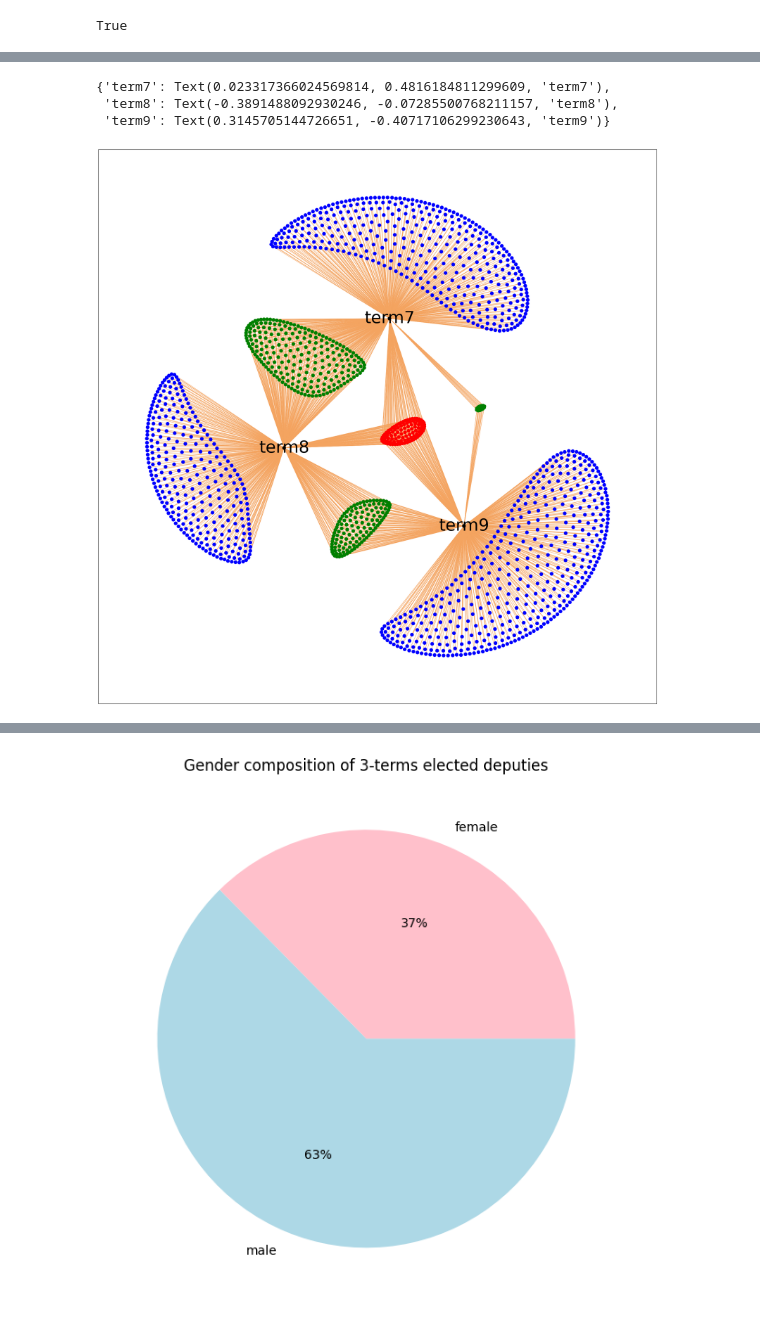
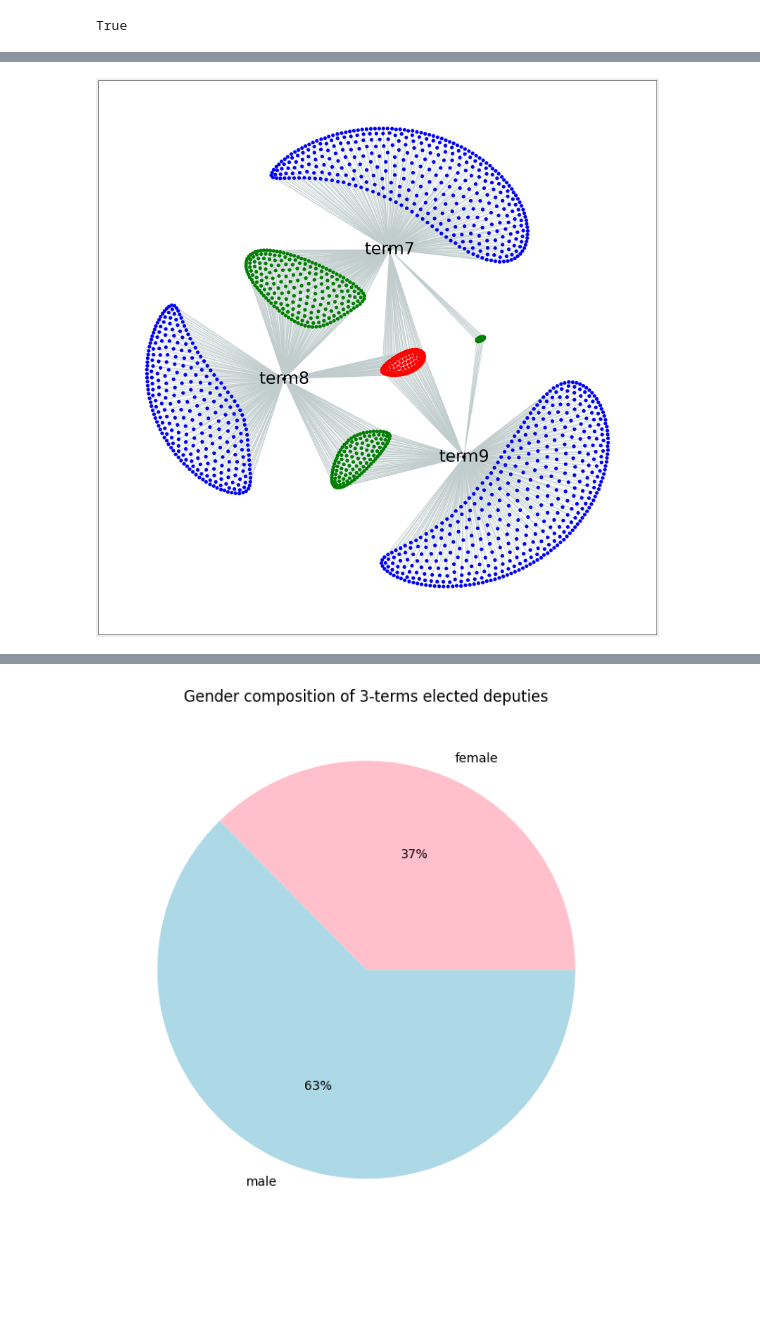
Before and after one commit to Gaiaalberti/dataviz_project, a Jupyter notebook: network_dep.ipynb, the cells around one changed output, grey strips where cells are left out. Saved outputs shown, nothing was run; the diff lists cells and outputs as text; code cells hidden in the pictures; blank space fills up the shorter version.

```diff
--- a/network_dep.ipynb
+++ b/network_dep.ipynb
@@ -83,26 +83,26 @@ color_map
  ...]
 # %%
 options = {
-    'edge_color': '#F4A460',
+    'edge_color': '#C1CDCD',
     'node_size': 100
 }
 
 fig = plt.figure(1, figsize=(30, 30))
 
 nx.draw_networkx(g,with_labels= False, **options, pos = nx.kamada_kawai_layout(g), node_color=color_map)
 
 nx.draw_networkx_edges(g, pos = nx.kamada_kawai_layout(g), alpha = 0.5, width = 0.0001)
 
 labels = {}
 x = ['term7', 'term8', 'term9']
 for i in range(0,len(x)):
     for node in g.nodes():
         if node == x[i]:
         #set the node name as the key and the label as its value
             labels[node] = node
 nx.draw_networkx_labels(g,nx.kamada_kawai_layout(g),labels,font_size=50,font_color='#000000')
+
+fig.set_facecolor("#eeeeee")
+plt.savefig("Graph.png", format="PNG")
 # %% [output]
-{'term7': Text(0.023317366024569814, 0.4816184811299609, 'term7'),
- 'term8': Text(-0.3891488092930246, -0.07285500768211157, 'term8'),
- 'term9': Text(0.3145705144726651, -0.40717106299230643, 'term9')}
-[figure, old version]
+[figure, new version]
```
Also changed, not shown: parts of 14 cells of this notebook.
